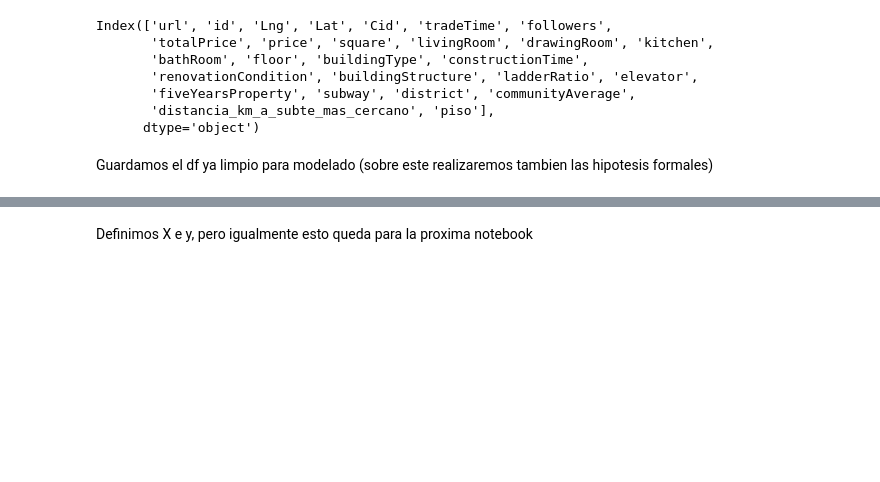
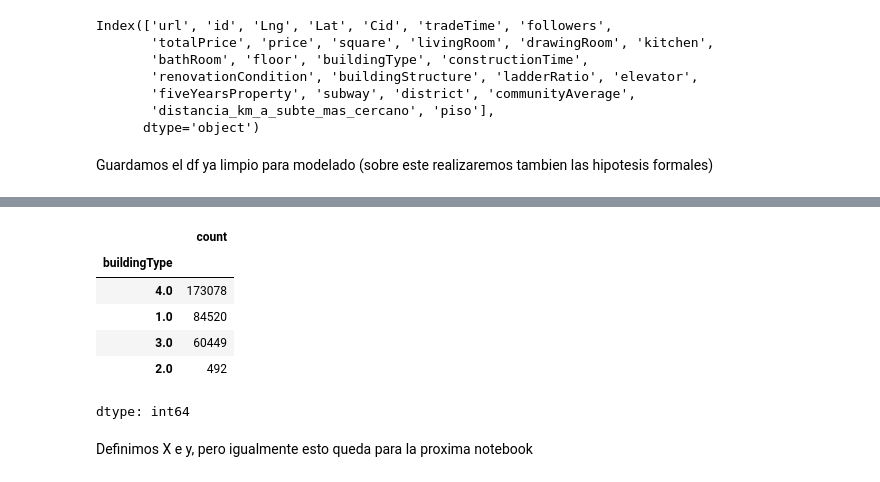
Before and after one commit to ichiP245/TP-Anal-tica-Descriptiva, a Jupyter notebook: notebooks/TP_Descriptiva.ipynb, the cells around one changed output, grey strips where cells are left out. Saved outputs shown, nothing was run; the diff lists cells and outputs as text; code cells hidden in the pictures; blank space fills up the shorter version.

```diff
--- a/notebooks/TP_Descriptiva.ipynb
+++ b/notebooks/TP_Descriptiva.ipynb
@@ -1518,3 +1534,14 @@ Guardamos el df ya limpio para modelado (sobre este realizaremos tambien las hip
+# %%
+df['buildingType'] = df['buildingType'].round(0)
+df['buildingType'].value_counts()
+# %% [output]
+|  | count |
+| buildingType |  |
+| 4.0 | 173078 |
+| 1.0 | 84520 |
+| 3.0 | 60449 |
+| 2.0 | 492 |
+dtype: int64
 # %%
 df.to_csv('Lianjia Clean.csv', sep=';', index=False)
 # %% [markdown]
```
Also changed, not shown: parts of 10 cells of this notebook.
